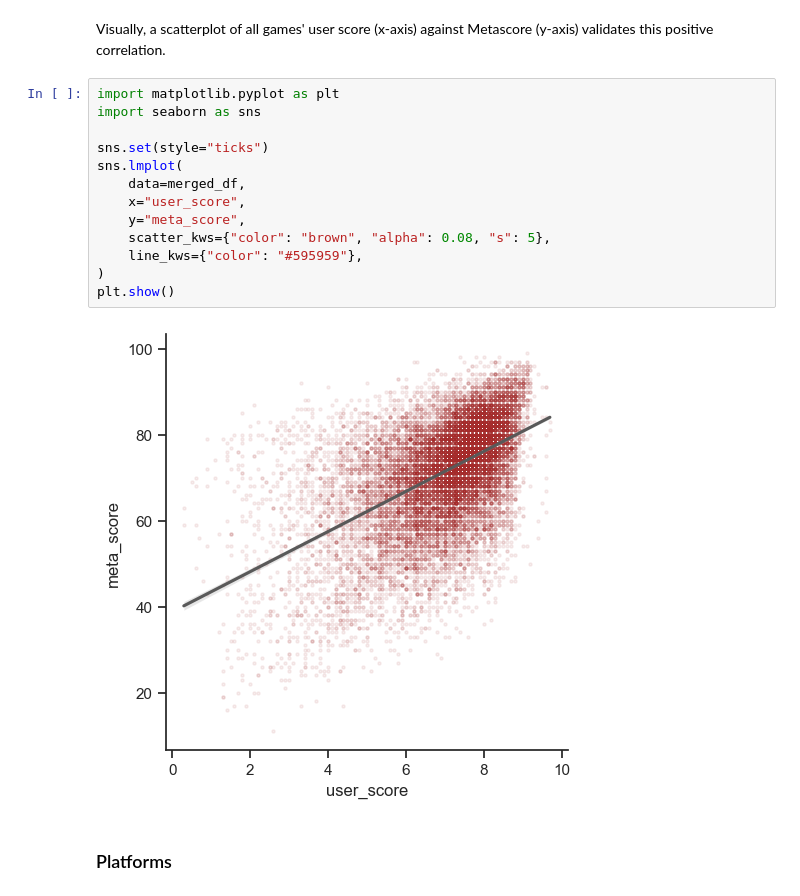
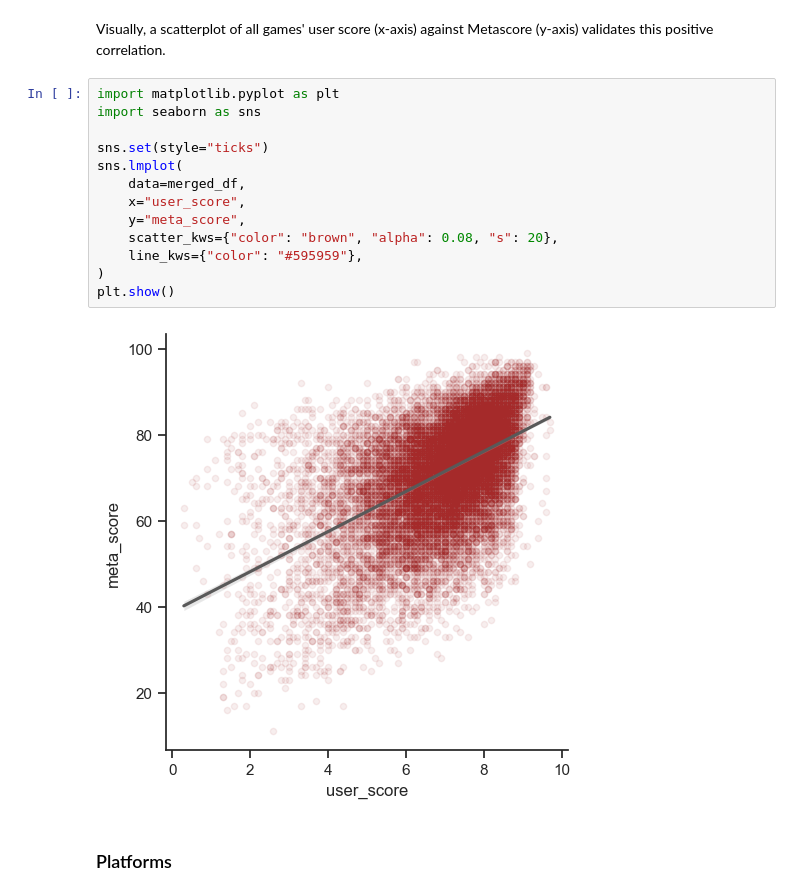
Before and after one commit to henrylin03/video-games, a Jupyter notebook: analysis.ipynb, the cells around one changed output. Cells and saved outputs as stored; diff of their text form.

```diff
--- a/analysis.ipynb
+++ b/analysis.ipynb
@@ -375,18 +375,18 @@ Visually, a scatterplot of all games' user score (x-axis) against Metascore (y-a
 # %%
 import matplotlib.pyplot as plt
 import seaborn as sns
 
 sns.set(style="ticks")
 sns.lmplot(
     data=merged_df,
     x="user_score",
     y="meta_score",
-    scatter_kws={"color": "brown", "alpha": 0.08, "s": 5},
+    scatter_kws={"color": "brown", "alpha": 0.08, "s": 20},
     line_kws={"color": "#595959"},
 )
 plt.show()
 # %% [output]
-[figure, old version]
+[figure, new version]
 # %% [markdown]
 ### Platforms
 # %% [markdown]
```
Also changed, not shown: parts of 4 cells of this notebook.
